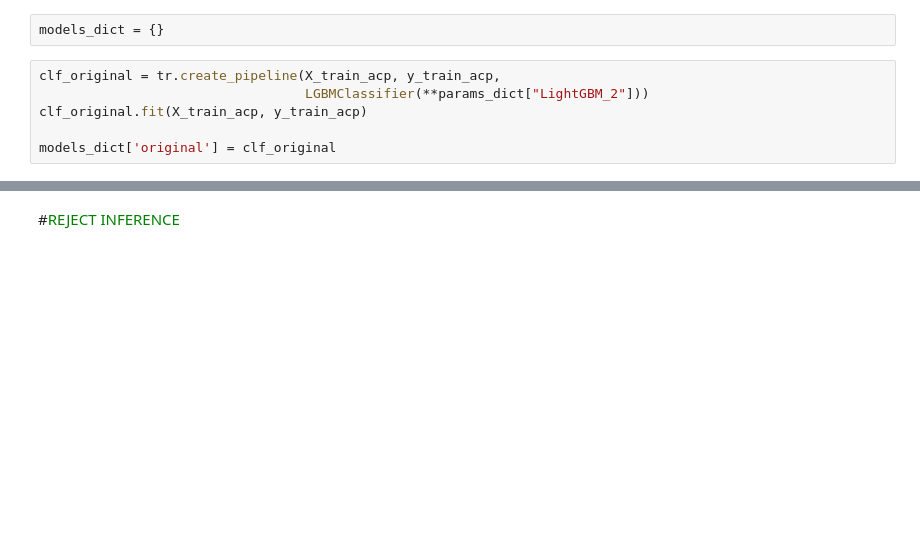
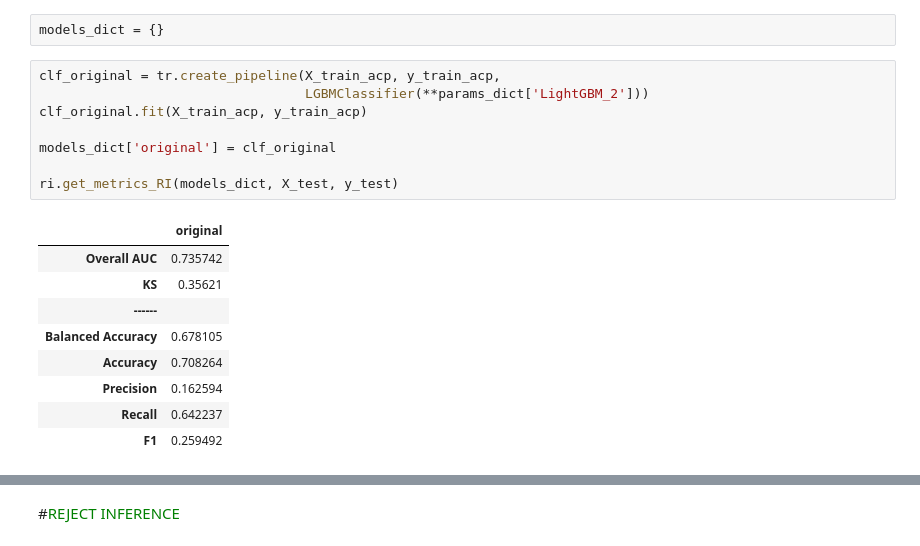
Before and after one commit to hiaac-finance/credit_pipeline, a Jupyter notebook: examples/Model_Pipeline_Functions_Pessoal_V20_Github_Integration.ipynb, the cells around one changed output, grey strips where cells are left out. Cells and saved outputs as stored; diff of their text form; blank space fills up the shorter version.

```diff
--- a/examples/Model_Pipeline_Functions_Pessoal_V20_Github_Integration.ipynb
+++ b/examples/Model_Pipeline_Functions_Pessoal_V20_Github_Integration.ipynb
@@ -117,10 +114,22 @@ df_test : (49202, 122)
 models_dict = {}
 # %%
 clf_original = tr.create_pipeline(X_train_acp, y_train_acp,
-                                  LGBMClassifier(**params_dict["LightGBM_2"]))
+                                  LGBMClassifier(**params_dict['LightGBM_2']))
 clf_original.fit(X_train_acp, y_train_acp)
 
 models_dict['original'] = clf_original
+
+ri.get_metrics_RI(models_dict, X_test, y_test)
+# %% [output]
+|  | original |
+| Overall AUC | 0.735742 |
+| KS | 0.35621 |
+| ------ |  |
+| Balanced Accuracy | 0.678105 |
+| Accuracy | 0.708264 |
+| Precision | 0.162594 |
+| Recall | 0.642237 |
+| F1 | 0.259492 |
 # %%
 # from types import NoneType
 # from sklearn.metrics import roc_curve
```
Also changed, not shown: parts of 15 cells of this notebook, 1 other file.
